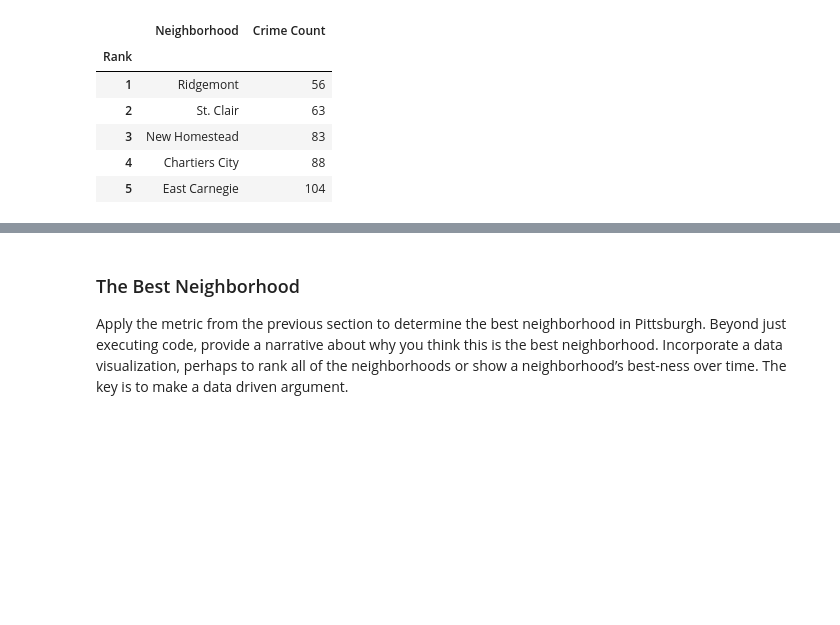
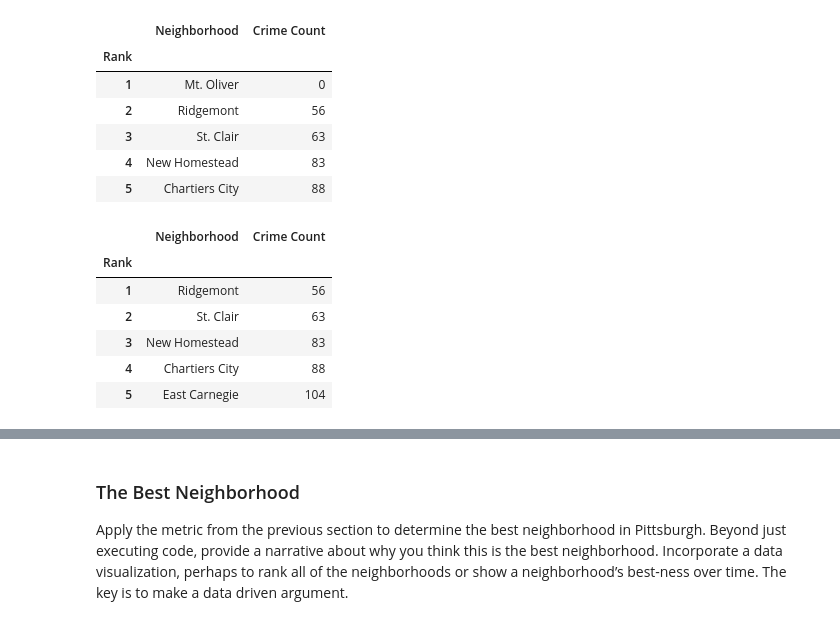
Before and after one commit to abcroyle/The-Best-PGH-Neighborhood, a Jupyter notebook: Criminal-Activity.ipynb, the cells around one changed output, grey strips where cells are left out. Drawn from its saved outputs; the diff is of its cells as text; code cells hidden in the pictures; blank space fills up the shorter version.

```diff
--- a/Criminal-Activity.ipynb
+++ b/Criminal-Activity.ipynb
@@ -39,19 +69,32 @@ crime_counts = (
     .reindex(neighborhoods, fill_value=0)
 )
 # %%
-top5 = crime_counts.nsmallest(5, keep="all").reset_index()
+
+top5 = crime_counts.sort_values(ascending=True).head(5).reset_index()
+top5.columns = ["Neighborhood", "Crime Count"]
+top5.index = range(1, len(top5) + 1)
+top5.index.name = "Rank"
+
+top5top5 = crime_counts.nsmallest(5, keep="all").reset_index()
 top5.columns = ["Neighborhood", "Crime Count"]
 top5.index = range(1, len(top5) + 1)
 top5.index.name = "Rank"
 top5
 # %% [output]
 |  | Neighborhood | Crime Count |
 | Rank |  |  |
-| 1 | Ridgemont | 56 |
-| 2 | St. Clair | 63 |
-| 3 | New Homestead | 83 |
-| 4 | Chartiers City | 88 |
-| 5 | East Carnegie | 104 |
+| 1 | Mt. Oliver | 0 |
+| 2 | Ridgemont | 56 |
+| 3 | St. Clair | 63 |
+| 4 | New Homestead | 83 |
+| 5 | Chartiers City | 88 |
+|  | Neighborhood | Crime Count |
+| Rank |  |  |
+| 1 | Ridgemont | 56 |
+| 2 | St. Clair | 63 |
+| 3 | New Homestead | 83 |
+| 4 | Chartiers City | 88 |
+| 5 | East Carnegie | 104 |
 # %%
 plt.figure(figsize=(8, 5))
 plt.bar(top5["Neighborhood"], top5["Crime Count"], color="steelblue")
```
Also changed, not shown: parts of 6 cells of this notebook.
